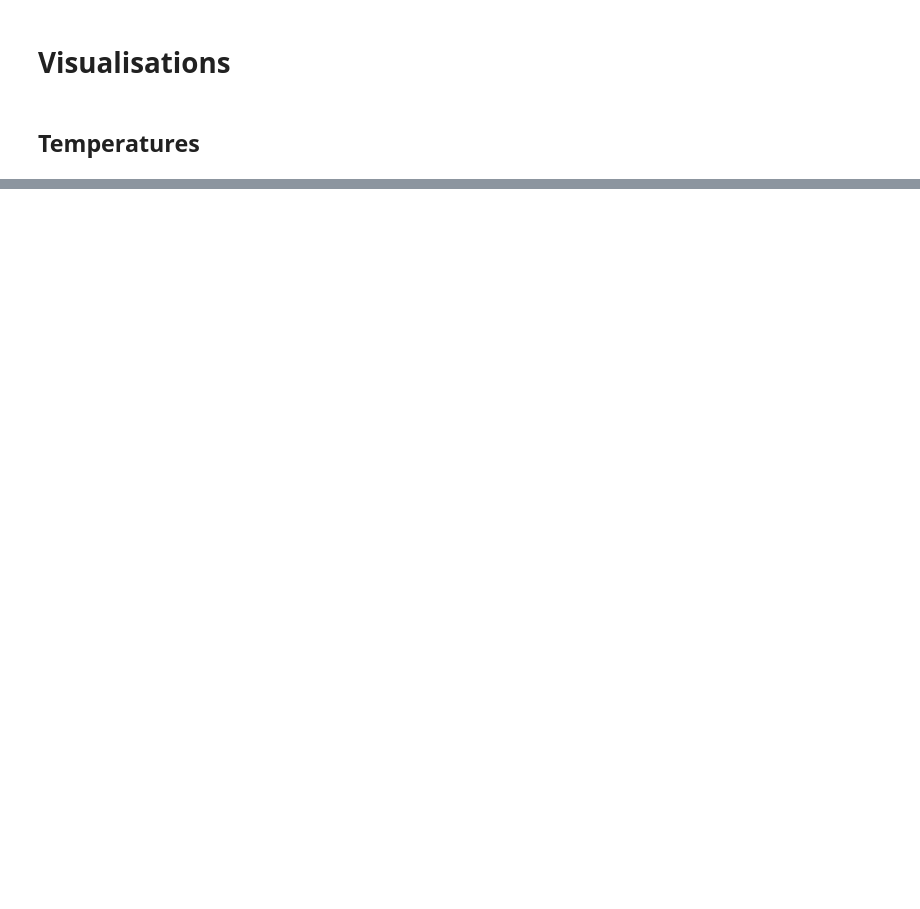
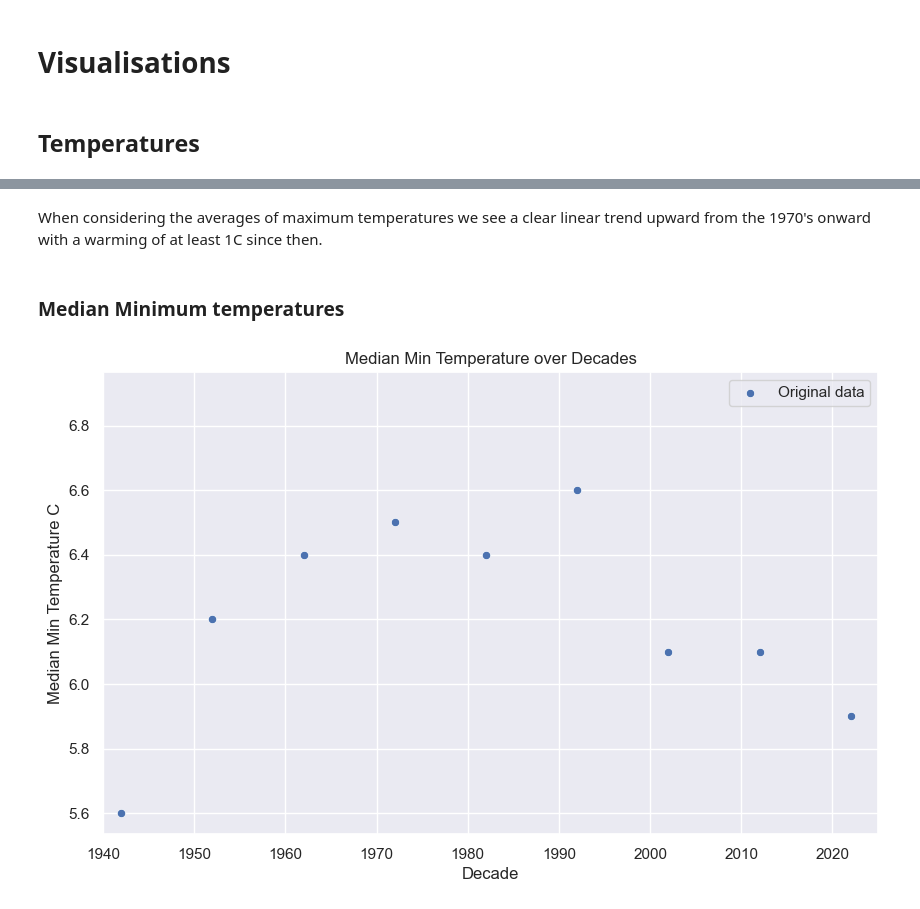
Before and after one commit to maanceto2/Dublin-Climate-Analysis, a Jupyter notebook: Notebooks/Dublin Airport Data.ipynb, the cells around one changed output, grey strips where cells are left out. Drawn from its saved outputs; the diff is of its cells as text; code cells hidden in the pictures; blank space fills up the shorter version.

```diff
--- a/Notebooks/Dublin Airport Data.ipynb
+++ b/Notebooks/Dublin Airport Data.ipynb
@@ -425,0 +1724,21 @@ dublin_daily[['maxtp', 'mintp', 'rain', 'wdsp', 'sun']].describe().round(2)
+# %% [markdown]
+When considering the averages of maximum temperatures we see a clear linear trend upward from the 1970's onward with a warming of at least 1C since then.
+# %% [markdown]
+### Median Minimum temperatures
+# %%
+import seaborn as sns
+import matplotlib.pyplot as plt
+
+# Get the x and y values
+x = resampled_temperature.index.year
+y = resampled_temperature['mintp']['median']
+
+plt.figure(figsize=(10,6))
+sns.scatterplot(x=x, y=y, label='Original data')
+plt.xlim(1940, 2025)
+plt.title('Median Min Temperature over Decades')
+plt.xlabel('Decade')
+plt.ylabel('Median Min Temperature C')
+plt.show()
+# %% [output]
+[figure, added]
```
Also changed, not shown: parts of 124 cells of this notebook, 27 other files.
